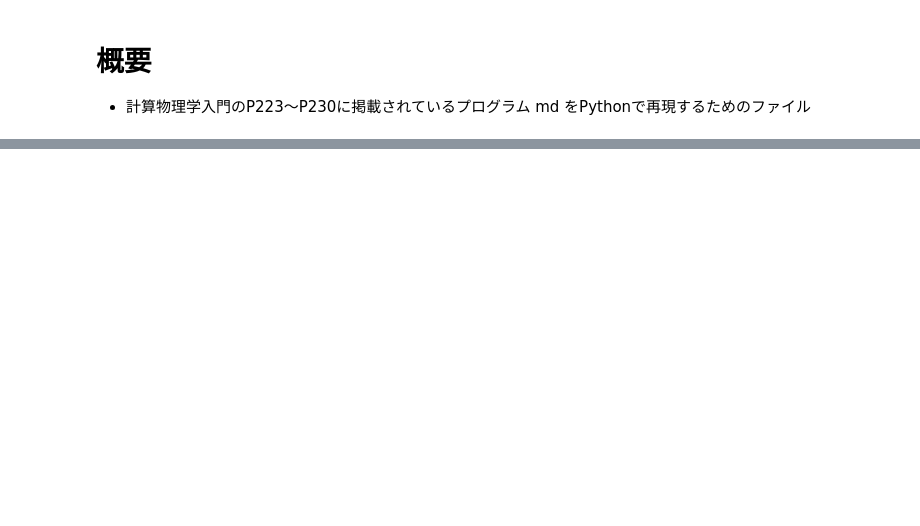
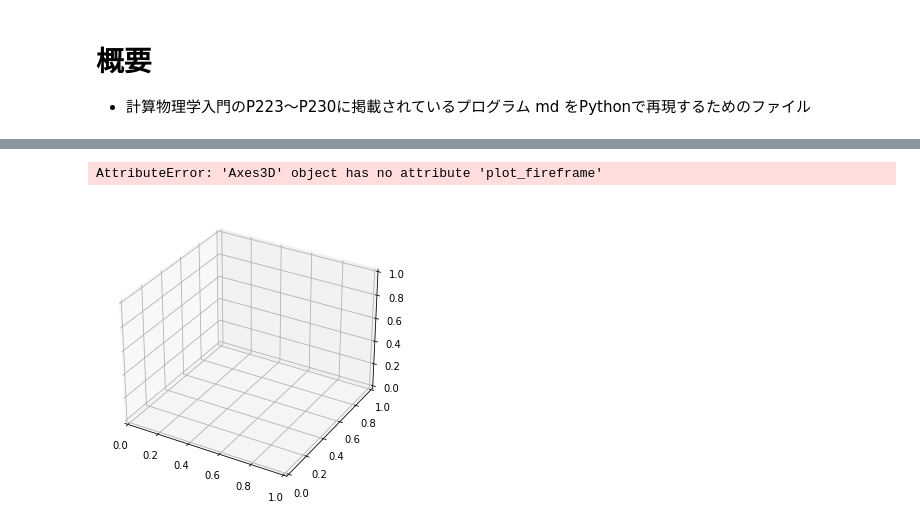
Before and after one commit to arima0714/FSSE, a Jupyter notebook: report_01/md.ipynb, the cells around one changed output, grey strips where cells are left out. Saved outputs shown, nothing was run; the diff lists cells and outputs as text; code cells hidden in the pictures; blank space fills up the shorter version.

```diff
--- a/report_01/md.ipynb
+++ b/report_01/md.ipynb
@@ -206,0 +260,19 @@ NameError: name 'save_config' is not defined
+# %%
+%matplotlib inline
+from mpl_toolkits.mplot3d import Axes3D
+import matplotlib.pyplot as plt
+import numpy as np
+
+x = np.arange(-3, 3, 0.25)
+y = np.arange(-3, 3, -.25)
+X, Y = np.meshgrid(x, y)
+Z = np.sin(X) + np.cos(Y)
+
+fig = plt.figure()
+ax = Axes3D(fig)
+ax.plot_fireframe(X, Y, Z)
+
+plt.show()
+# %% [output]
+AttributeError: 'Axes3D' object has no attribute 'plot_fireframe'
+[figure, added]
```
Also changed, not shown: parts of 7 cells of this notebook.
